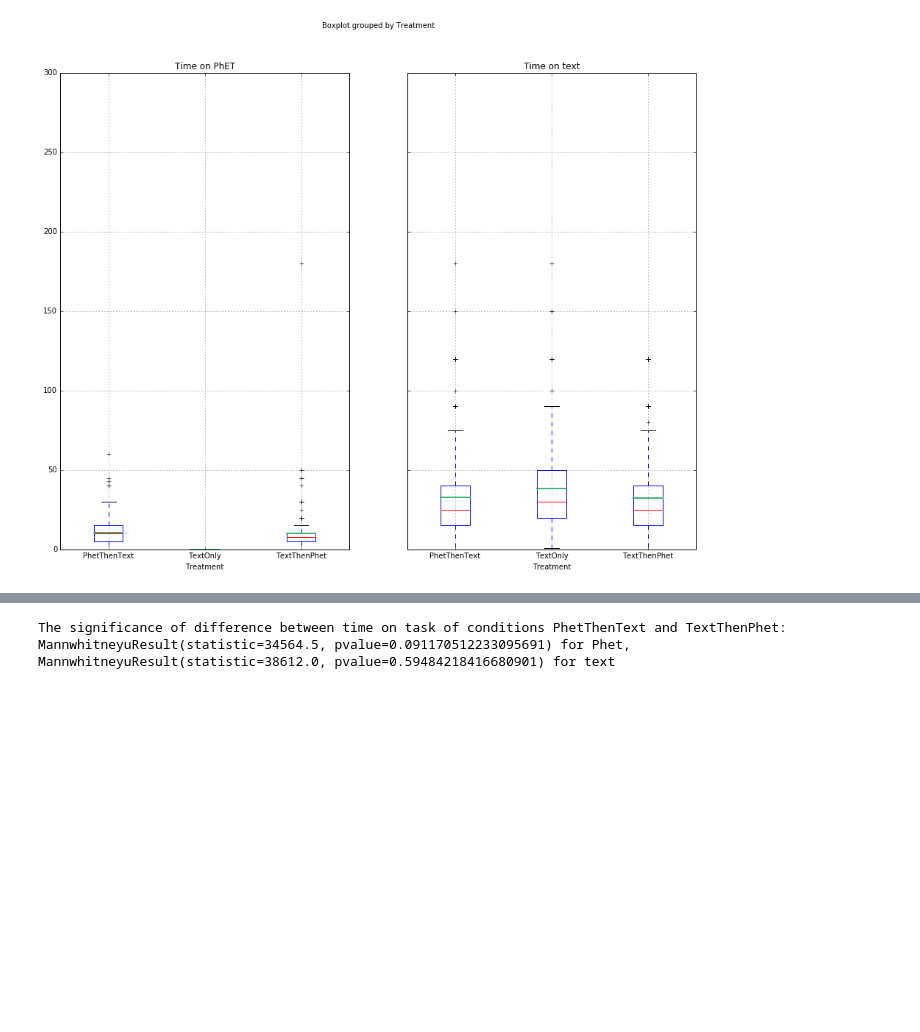
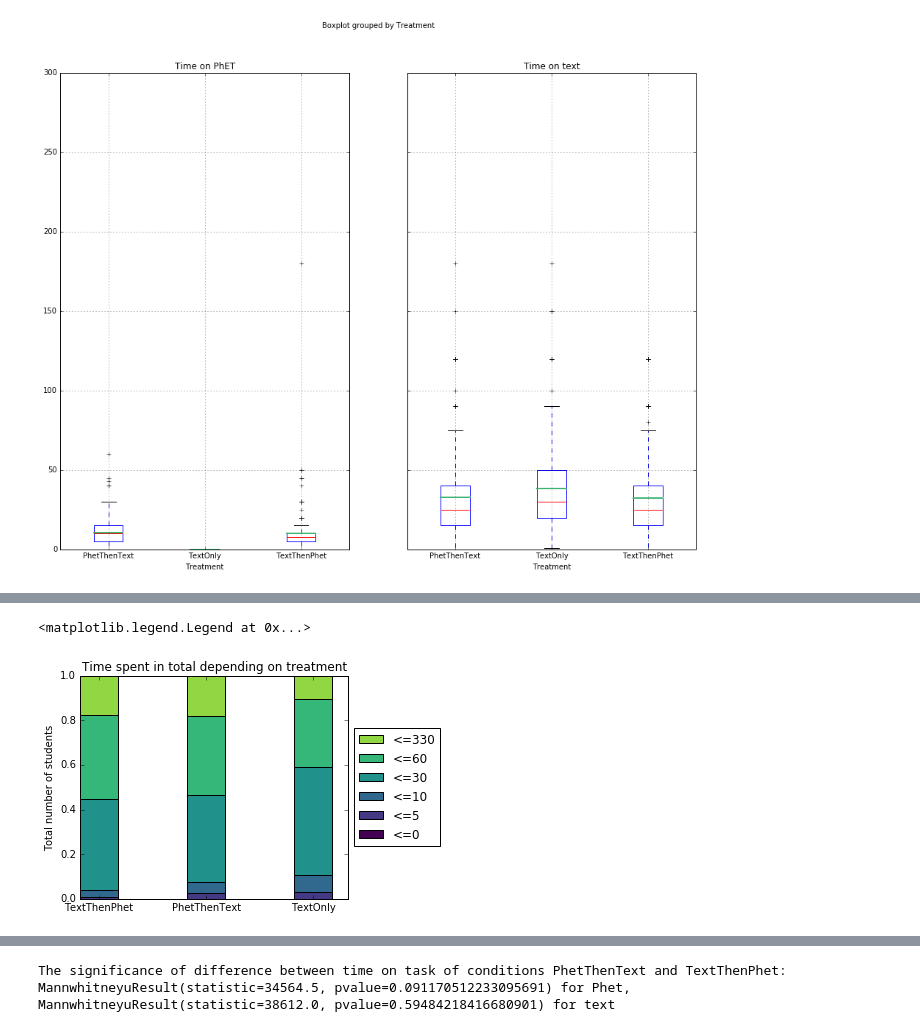
Before and after one commit to sperez8/Phet-log-analyzer, a Jupyter notebook: prereading/storyline_prereading.ipynb, the cells around one changed output, grey strips where cells are left out. Drawn from its saved outputs; the diff is of its cells as text; code cells hidden in the pictures; blank space fills up the shorter version.

```diff
--- a/prereading/storyline_prereading.ipynb
+++ b/prereading/storyline_prereading.ipynb
@@ -322,3 +325,31 @@ ax.legend(['<='+str(slices[i]) for i in reversed(range(len(slices)))],loc='cente
+# %%
+df_time['total time']=df_time['Time on text']+ df_time['Time on PhET']
+maxtime = int(np.max(df_time['total time']))
+slices = [0,5,10,30,60,maxtime]
+
+def calculate_totals(time,treatment):
+    return sum(df_time[df_time['Treatment']==treatment]['total time']<=time)/float(sum(df_time[df_time['Treatment']==treatment]['total time']<=1000))
+
+ind = np.arange(len(treatments))# the x locations for the groups
+width = 0.35                    # the width of the bars: can also be len(x) sequence
+cmap = matplotlib.cm.get_cmap('viridis')
+
+ax = plt.subplot(111)
+plt.bar(ind, [calculate_totals(slices[-1],t) for t in treatments], width, color=cmap((len(slices)-1)/float(len(slices))))
+for i in reversed(range(len(slices)-1)):
+    plt.bar(ind, [calculate_totals(slices[i],t) for t in treatments],
+            width, #bottom= [calculate_totals(slices[i],t) for t in treatments],
+            color=cmap((i)/float(len(slices))))
+plt.ylabel('Total number of students')
+plt.title('Time spent in total depending on treatment')
+plt.xticks(ind + width/2., treatments)
+box = ax.get_position()
+ax.set_position([box.x0, box.y0, box.width * 0.8, box.height])
+# Put a legend below current axis
+ax.legend(['<='+str(slices[i]) for i in reversed(range(len(slices)))],loc='center left', bbox_to_anchor=(1, 0.5))
+# %% [output]
+<matplotlib.legend.Legend at 0x...>
+[figure, added]
 # %%
 df_time[df_time['Treatment']=='TextThenPhet'].shape, df_time[df_time['Treatment']=='PhetThenText'].shape, df_time[df_time['Treatment']=='TextOnly'].shape
 # %% [output]
```
Also changed, not shown: parts of 22 cells of this notebook.
